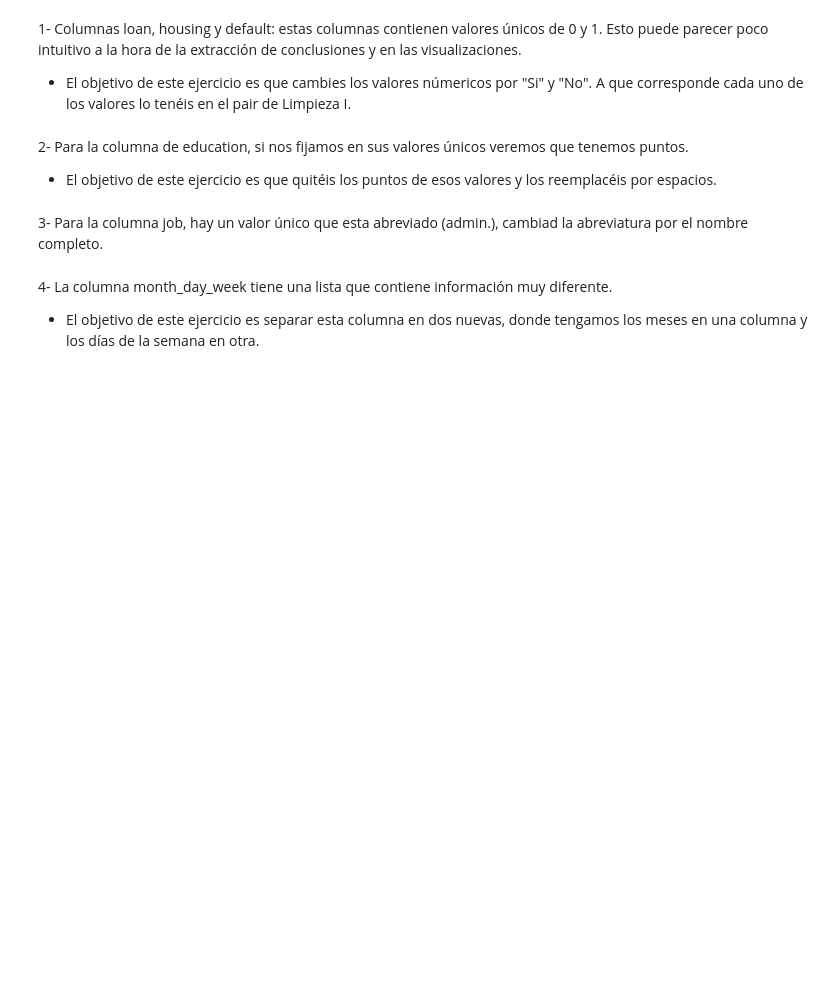
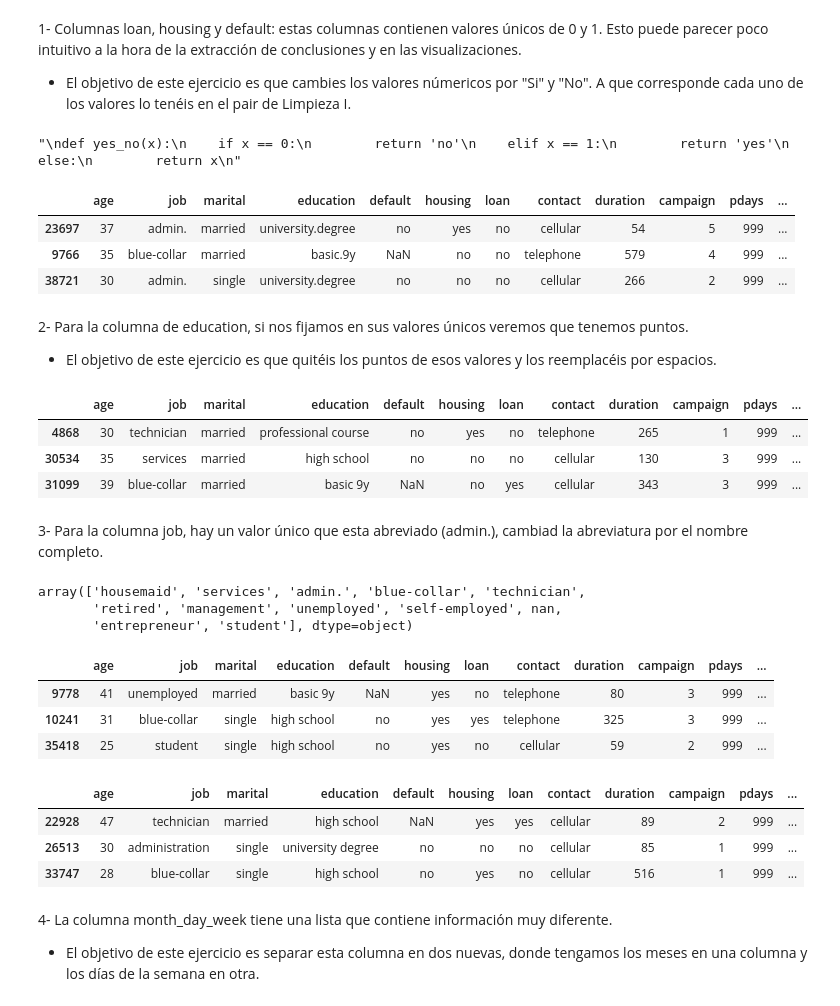
Before and after one commit to Adalab/promo_d_da_modulo2_sprint2_Cristina-Paloma, a Jupyter notebook: Limpieza/limpieza-2-strings.ipynb, the cells around one changed output. Cells and saved outputs as stored; diff of their text form; code cells hidden in the pictures; blank space fills up the shorter version.

```diff
--- a/Limpieza/limpieza-2-strings.ipynb
+++ b/Limpieza/limpieza-2-strings.ipynb
@@ -19,6 +19,30 @@ df.sample(3)
 # %% [markdown]
 1- Columnas loan, housing y default: estas columnas contienen valores únicos de 0 y 1. Esto puede parecer poco intuitivo a la hora de la extracción de conclusiones y en las visualizaciones.
 - El objetivo de este ejercicio es que cambies los valores númericos por "Si" y "No". A que corresponde cada uno de los valores lo tenéis en el pair de Limpieza I.
+# %%
+'''
+def yes_no(x):
+    if x == 0:
+        return 'no'
+    elif x == 1:
+        return 'yes'
+    else:
+        return x
+'''
+# %% [output]
+"\ndef yes_no(x):\n    if x == 0:\n        return 'no'\n    elif x == 1:\n        return 'yes'\n    else:\n        return x\n"
+# %%
+mapa = {0 : 'no', 1 : 'yes'}
+# %%
+for col in ['loan', 'housing', 'default']:
+    df[col] = df[col].map(mapa, na_action="ignore")
+# %%
+df.sample(3)
+# %% [output]
+|  | age | job | marital | education | default | housing | loan | contact | duration | campaign | pdays | ... |
+| 23697 | 37 | admin. | married | university.degree | no | yes | no | cellular | 54 | 5 | 999 | ... |
+| 9766 | 35 | blue-collar | married | basic.9y | NaN | no | no | telephone | 579 | 4 | 999 | ... |
+| 38721 | 30 | admin. | single | university.degree | no | no | no | cellular | 266 | 2 | 999 | ... |
 # %% [markdown]
 2- Para la columna de education, si nos fijamos en sus valores únicos veremos que tenemos puntos.
 - El objetivo de este ejercicio es que quitéis los puntos de esos valores y los reemplacéis por espacios.
@@ -25,5 +51,32 @@ df.sample(3)
+# %%
+df.sample(3)
+# %% [output]
+|  | age | job | marital | education | default | housing | loan | contact | duration | campaign | pdays | ... |
+| 4868 | 30 | technician | married | professional course | no | yes | no | telephone | 265 | 1 | 999 | ... |
+| 30534 | 35 | services | married | high school | no | no | no | cellular | 130 | 3 | 999 | ... |
+| 31099 | 39 | blue-collar | married | basic 9y | NaN | no | yes | cellular | 343 | 3 | 999 | ... |
 # %% [markdown]
 3- Para la columna job, hay un valor único que esta abreviado (admin.), cambiad la abreviatura por el nombre completo.
+# %%
+df['job'].unique()
+# %% [output]
+array(['housemaid', 'services', 'admin.', 'blue-collar', 'technician',
+       'retired', 'management', 'unemployed', 'self-employed', nan,
+       'entrepreneur', 'student'], dtype=object)
+# %%
+df['job'] =df['job'].str.replace('admin.','administration', regex = True)
+# %% [output]
+|  | age | job | marital | education | default | housing | loan | contact | duration | campaign | pdays | ... |
+| 9778 | 41 | unemployed | married | basic 9y | NaN | yes | no | telephone | 80 | 3 | 999 | ... |
+| 10241 | 31 | blue-collar | single | high school | no | yes | yes | telephone | 325 | 3 | 999 | ... |
+| 35418 | 25 | student | single | high school | no | yes | no | cellular | 59 | 2 | 999 | ... |
+# %%
+df.sample(3)
+# %% [output]
+|  | age | job | marital | education | default | housing | loan | contact | duration | campaign | pdays | ... |
+| 22928 | 47 | technician | married | high school | NaN | yes | yes | cellular | 89 | 2 | 999 | ... |
+| 26513 | 30 | administration | single | university degree | no | no | no | cellular | 85 | 1 | 999 | ... |
+| 33747 | 28 | blue-collar | single | high school | no | yes | no | cellular | 516 | 1 | 999 | ... |
 # %% [markdown]
 4- La columna month_day_week tiene una lista que contiene información muy diferente.
 - El objetivo de este ejercicio es separar esta columna en dos nuevas, donde tengamos los meses en una columna y los días de la semana en otra.
```
Also changed, not shown: parts of 7 cells of this notebook, 2 other files.
